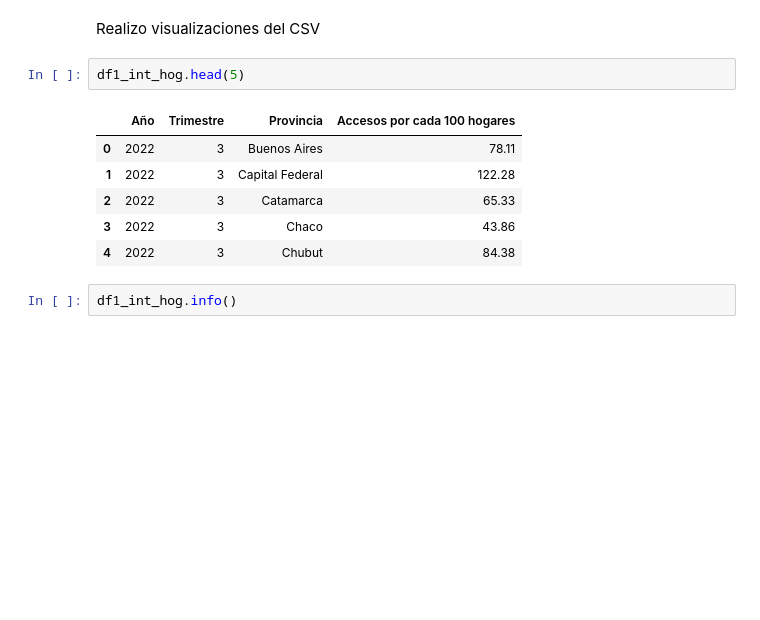
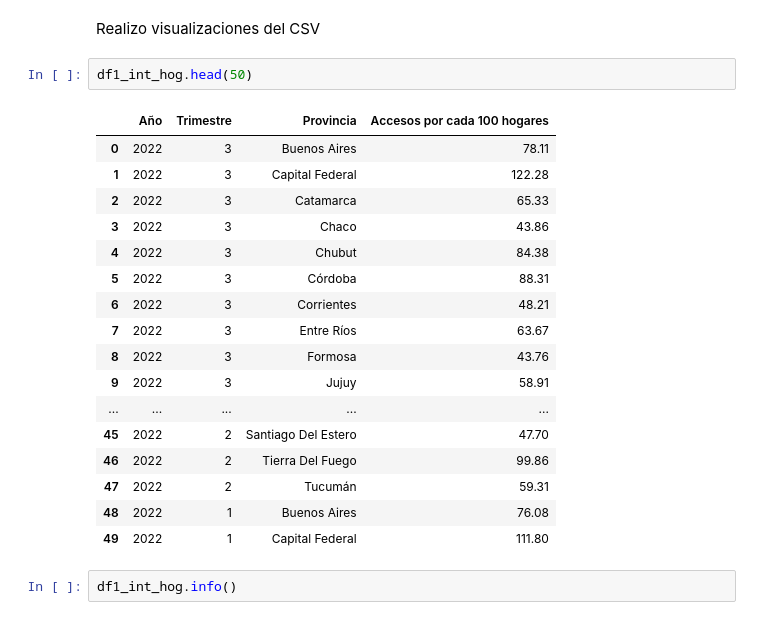
Before and after one commit to HernanCampo/Proyecto-Analityc, a Jupyter notebook: EDA_PA.ipynb, the cells around one changed output. Saved outputs shown, nothing was run; the diff lists cells and outputs as text; blank space fills up the shorter version.

```diff
--- a/EDA_PA.ipynb
+++ b/EDA_PA.ipynb
@@ -37,14 +37,25 @@ Si algun Dataset presneta mas o menos de estos tengo que verificar cual es el in
 # %% [markdown]
 Realizo visualizaciones del CSV
 # %%
-df1_int_hog.head(5)
+df1_int_hog.head(50)
 # %% [output]
 |  | Año | Trimestre | Provincia | Accesos por cada 100 hogares |
 | 0 | 2022 | 3 | Buenos Aires | 78.11 |
 | 1 | 2022 | 3 | Capital Federal | 122.28 |
 | 2 | 2022 | 3 | Catamarca | 65.33 |
 | 3 | 2022 | 3 | Chaco | 43.86 |
 | 4 | 2022 | 3 | Chubut | 84.38 |
+| 5 | 2022 | 3 | Córdoba | 88.31 |
+| 6 | 2022 | 3 | Corrientes | 48.21 |
+| 7 | 2022 | 3 | Entre Ríos | 63.67 |
+| 8 | 2022 | 3 | Formosa | 43.76 |
+| 9 | 2022 | 3 | Jujuy | 58.91 |
+| ... | ... | ... | ... | ... |
+| 45 | 2022 | 2 | Santiago Del Estero | 47.70 |
+| 46 | 2022 | 2 | Tierra Del Fuego | 99.86 |
+| 47 | 2022 | 2 | Tucumán | 59.31 |
+| 48 | 2022 | 1 | Buenos Aires | 76.08 |
+| 49 | 2022 | 1 | Capital Federal | 111.80 |
 # %%
 df1_int_hog.info()
 # %% [output]
```
Also changed, not shown: 1 other file.
